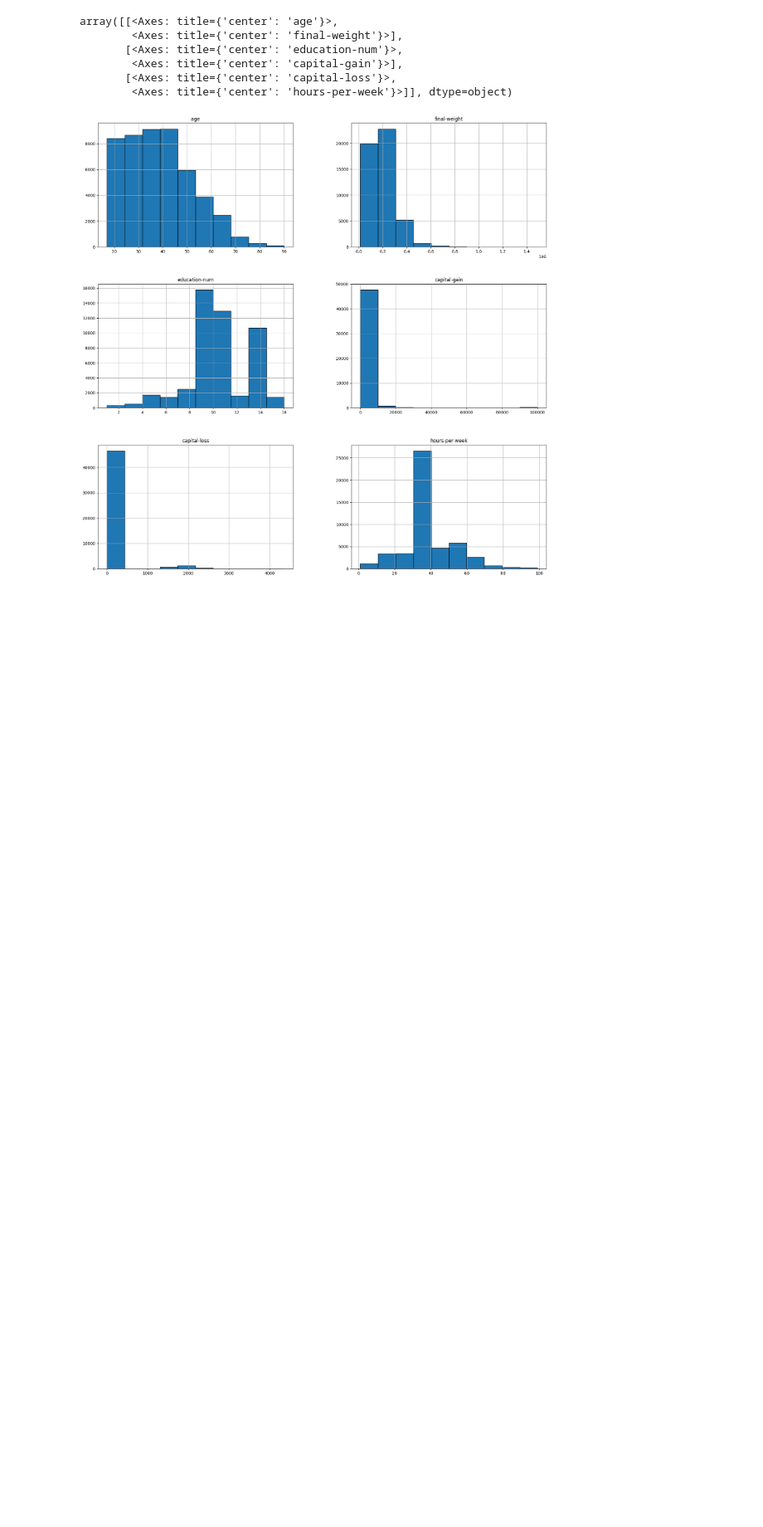
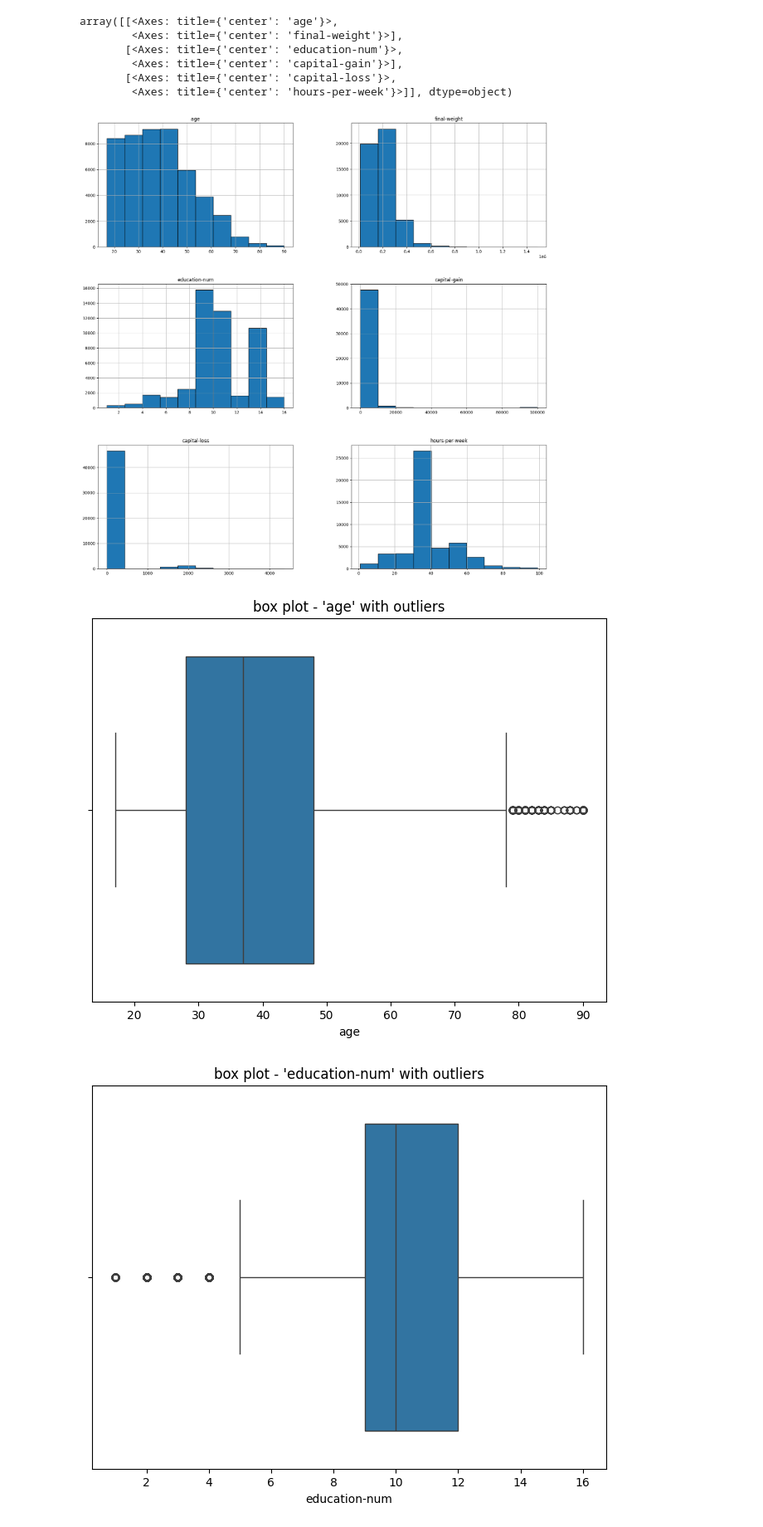
Before and after one commit to nisal2002/Na-ve-Bayes-vs-Random-Forest, a Jupyter notebook: CM2604_CW.ipynb, the cells around one changed output. Shown at 83% size. Cells and saved outputs as stored; diff of their text form; code cells hidden in the pictures; blank space fills up the shorter version.

```diff
--- a/CM2604_CW.ipynb
+++ b/CM2604_CW.ipynb
@@ -312,0 +316,29 @@ array([[<Axes: title={'center': 'age'}>,
+# %%
+numerical_features = ['age','education-num', 'capital-gain', 'capital-loss', 'hours-per-week']
+
+def detect_outliers_iqr(data, columns):
+    outliers = {}
+    for col in columns:
+        Q1 = data[col].quantile(0.25)
+        Q3 = data[col].quantile(0.75)
+        IQR = Q3 - Q1
+        lower_bound = Q1 - 1.5 * IQR
+        upper_bound = Q3 + 1.5 * IQR
+        outlier_indices = data[(data[col] < lower_bound) | (data[col] > upper_bound)].index
+        outliers[col] = outlier_indices
+    return outliers
+
+
+# Detect outliers
+outlier_indices = detect_outliers_iqr(census_df, numerical_features)
+
+# Visualize outliers using box plots
+for col, indices in outlier_indices.items():
+    if len(indices) > 0:
+        plt.figure(figsize=(8, 6))
+        sns.boxplot(x=census_df[col])
+        plt.title("box plot - '{}' with outliers".format(col))
+        plt.show()
+# %% [output]
+[figure, added]
+[figure, added]
```
Also changed, not shown: parts of 18 cells of this notebook.
